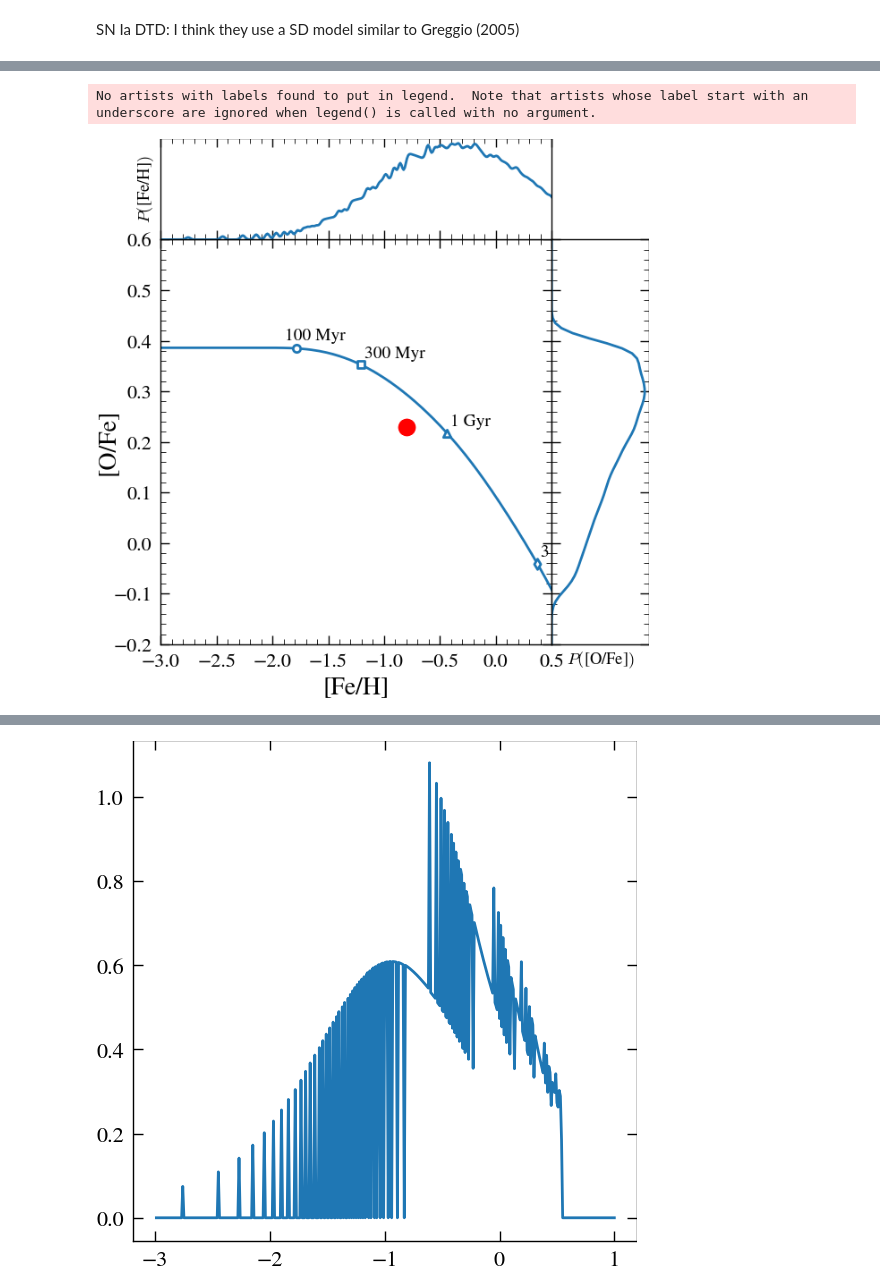
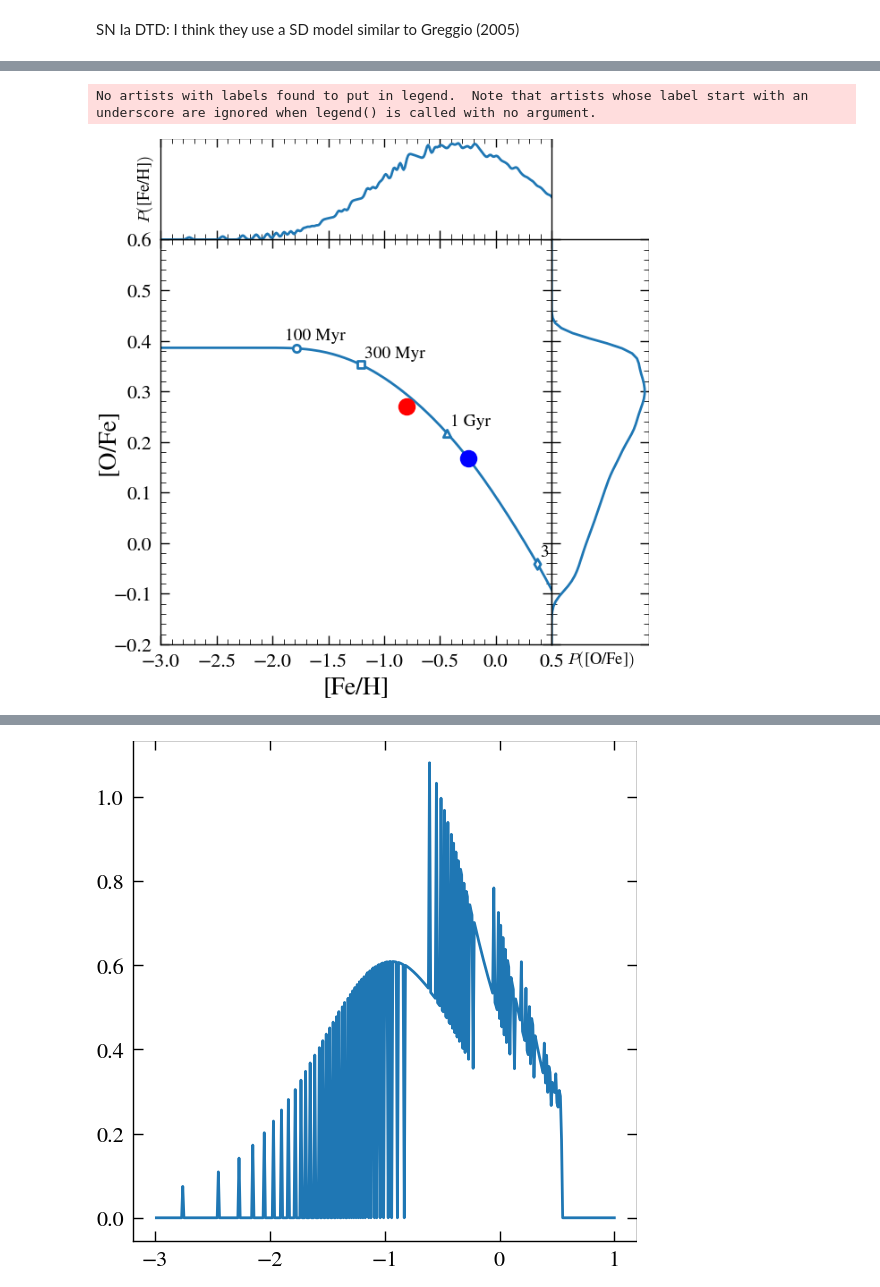
Before and after one commit to lodubay/twoinfall, a Jupyter notebook: src/scripts/spitoni2024.ipynb, the cells around one changed output, grey strips where cells are left out. Cells and saved outputs as stored; diff of their text form; code cells hidden in the pictures.

```diff
--- a/src/scripts/spitoni2024.ipynb
+++ b/src/scripts/spitoni2024.ipynb
@@ -131,20 +73,21 @@ plt.xlim((-3, 0.5))
 # %%
 fig, axs = setup_figure(xlim=(-3, 0.5), ylim=(-0.2, 0.6))
 
 plot_vice_onezone(str(output_dir / 'dwarf'),
                   fig=fig, axs=axs,
                   label='',
                   marker_labels=True)
-axs[0].plot(-0.8, 0.23, 'ro')
-axs[0].plot(-0.8, 0.23, 'ro')
+axs[0].plot(-0.8, 0.27, 'ro')
+tdisk = 1.3
+axs[0].plot(dwarf_hist['[fe/h]'][int(tdisk*100)], dwarf_hist['[o/fe]'][int(tdisk*100)], 'bo')
 
 axs[1].set_ylim(bottom=0)
 axs[2].set_xlim(left=0)
 axs[0].legend(frameon=False, loc='lower left')
 plt.show()
 # %% [output]
 No artists with labels found to put in legend.  Note that artists whose label start with an underscore are ignored when legend() is called with no argument.
-[figure, old version]
+[figure, new version]
 # %%
 dwarf_mdf = vice.mdf(str(output_dir / 'dwarf'))
 dwarf_mdf
```
Also changed, not shown: parts of 16 cells of this notebook, 3 other files.
